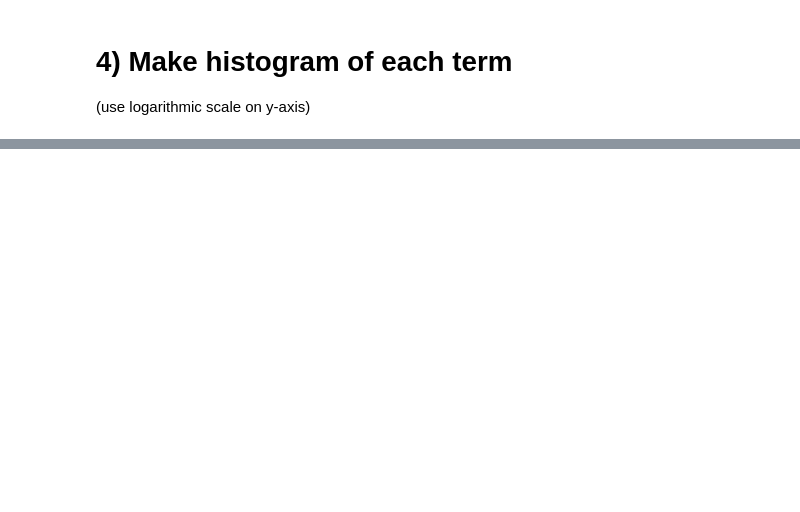
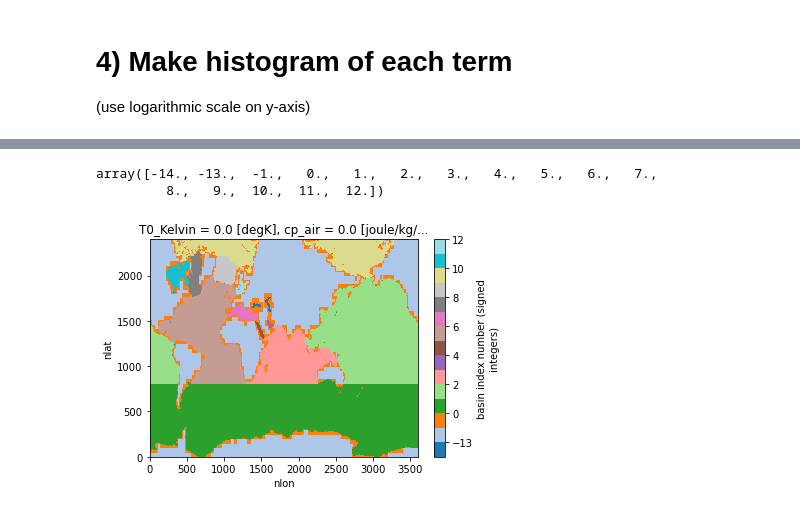
Before and after one commit to shanicetbailey/SST-gradients, a Jupyter notebook: CESM/tendency-sst-sss.ipynb, the cells around one changed output, grey strips where cells are left out. Cells and saved outputs as stored; diff of their text form; code cells hidden in the pictures; blank space fills up the shorter version.

```diff
--- a/CESM/tendency-sst-sss.ipynb
+++ b/CESM/tendency-sst-sss.ipynb
@@ -468,0 +512,10 @@ plt.tight_layout();
+# %%
+regions = np.unique(ds.REGION_MASK)
+regions
+# %% [output]
+array([-14., -13.,  -1.,   0.,   1.,   2.,   3.,   4.,   5.,   6.,   7.,
+         8.,   9.,  10.,  11.,  12.])
+# %%
+ds.REGION_MASK.plot.contourf(levels=regions, cmap='tab20');
+# %% [output]
+[figure, added]
```
Also changed, not shown: parts of 54 cells of this notebook.
